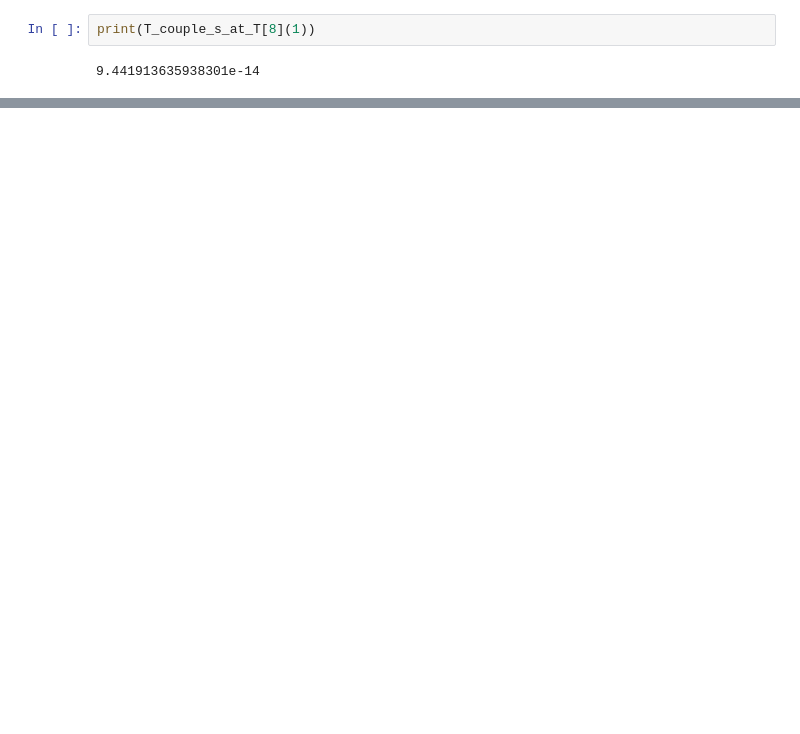
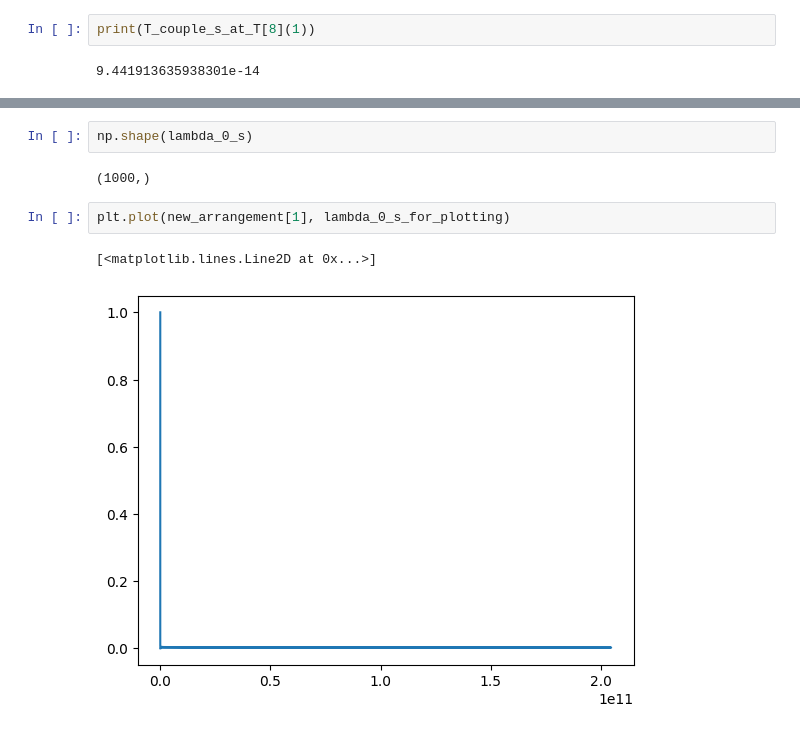
Before and after one commit to KaushalTimilsina/ResearchProject, a Jupyter notebook: Integration.ipynb, the cells around one changed output, grey strips where cells are left out. Cells and saved outputs as stored; diff of their text form; blank space fills up the shorter version.

```diff
--- a/Integration.ipynb
+++ b/Integration.ipynb
@@ -589,0 +697,9 @@ B_lambda_T_s_integrated
+# %%
+np.shape(lambda_0_s)
+# %% [output]
+(1000,)
+# %%
+plt.plot(new_arrangement[1], lambda_0_s_for_plotting)
+# %% [output]
+[<matplotlib.lines.Line2D at 0x...>]
+[figure, added]
```
Also changed, not shown: parts of 17 cells of this notebook.
